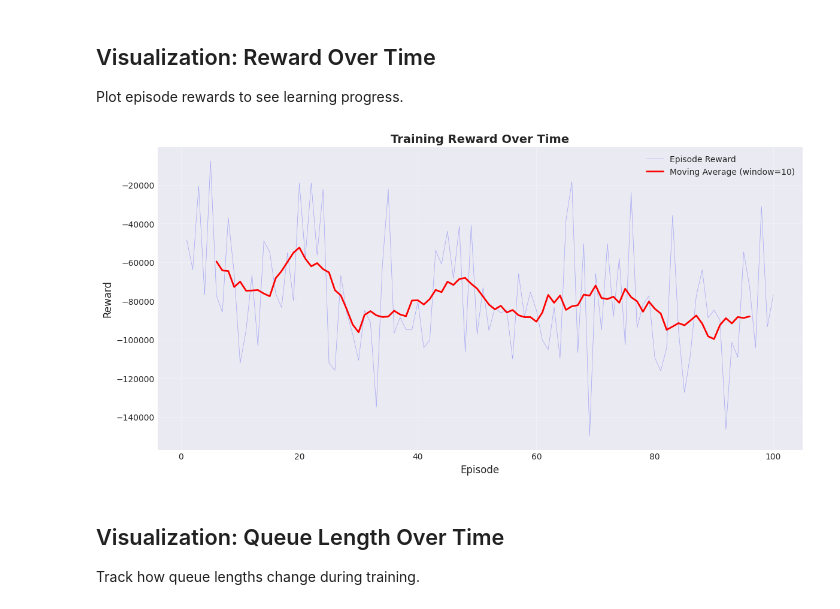
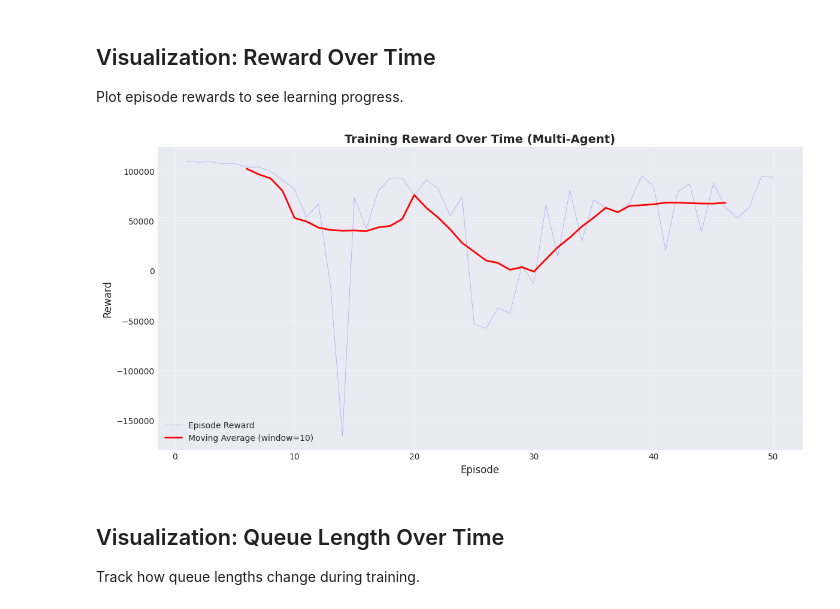
Before and after one commit to Arthurs101/ReinforcedLearningLabs, a Jupyter notebook: analyze_training.ipynb, the cells around one changed output. Drawn from its saved outputs; the diff is of its cells as text; code cells hidden in the pictures.

Commit message:
fix: final run multi agent mode

```diff
--- a/analyze_training.ipynb
+++ b/analyze_training.ipynb
@@ -58,10 +58,16 @@ def load_metrics(run_id: Optional[str] = None) -> tuple[Dict, Dict, Path]:
     return metrics, config, run_dir
 
 # Load metrics (change run_id to analyze a specific run)
-RUN_ID = None  # Set to specific run_id like "20251106_181903_0af7387f" or None for most recent
+# Set to None to load most recent, or specify a run_id like "20251109_204535_7ead7c5a"
+RUN_ID = "20251109_204535_7ead7c5a"  # Change to specific run_id or None for most recent
 metrics, config, run_dir = load_metrics(RUN_ID)
+
+df = None  # Will hold episode-level DataFrame once constructed
 
 print(f"\nLoaded metrics for run: {metrics.get('run_id', 'unknown')}")
 print(f"Mode: {metrics.get('mode', 'unknown')}")
 print(f"Episodes: {metrics.get('episodes', 0)}")
+if metrics.get('mode') == 'multi_agent_training':
+    print(f"Number of agents: {metrics.get('num_agents', 0)}")
+    print(f"Agent IDs: {metrics.get('tls_ids', [])}")
 # %% [output]
@@ -187,22 +308,25 @@ Plot episode rewards to see learning progress.
 # %%
 if df is not None:
     fig, ax = plt.subplots(figsize=(12, 6))
 
-    ax.plot(df['episode'], df['reward'], alpha=0.3, label='Episode Reward', color='blue', linewidth=0.5)
+    reward_col = 'reward' if 'reward' in df.columns else 'total_reward'
+    title_suffix = ' (Multi-Agent)' if metrics.get('mode') == 'multi_agent_training' else ''
+
+    ax.plot(df['episode'], df[reward_col], alpha=0.3, label='Episode Reward', color='blue', linewidth=0.5)
     if 'reward_ma' in df.columns:
         ax.plot(df['episode'], df['reward_ma'], label=f'Moving Average (window={window})',
                 color='red', linewidth=2)
 
     ax.set_xlabel('Episode', fontsize=12)
     ax.set_ylabel('Reward', fontsize=12)
-    ax.set_title('Training Reward Over Time', fontsize=14, fontweight='bold')
+    ax.set_title(f'Training Reward Over Time{title_suffix}', fontsize=14, fontweight='bold')
     ax.legend()
     ax.grid(True, alpha=0.3)
 
     plt.tight_layout()
     plt.show()
 # %% [output]
-[figure, old version]
+[figure, new version]
 # %% [markdown]
 ## Visualization: Queue Length Over Time
 
```
Also changed, not shown: parts of 15 cells of this notebook, 20 other files.
